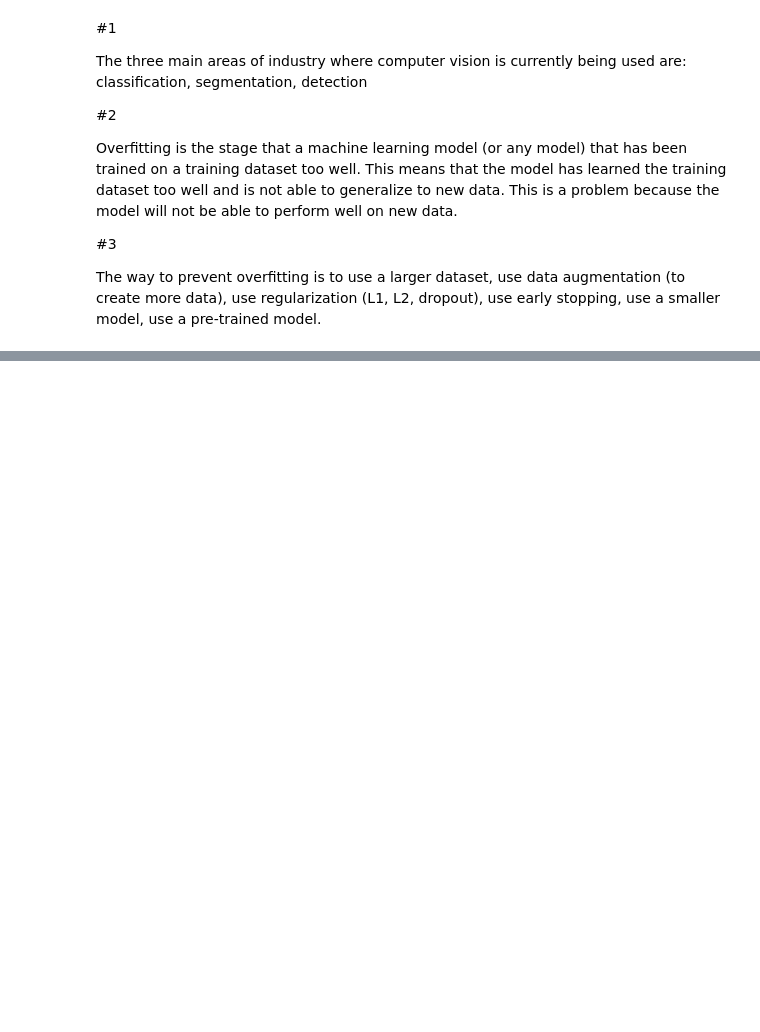
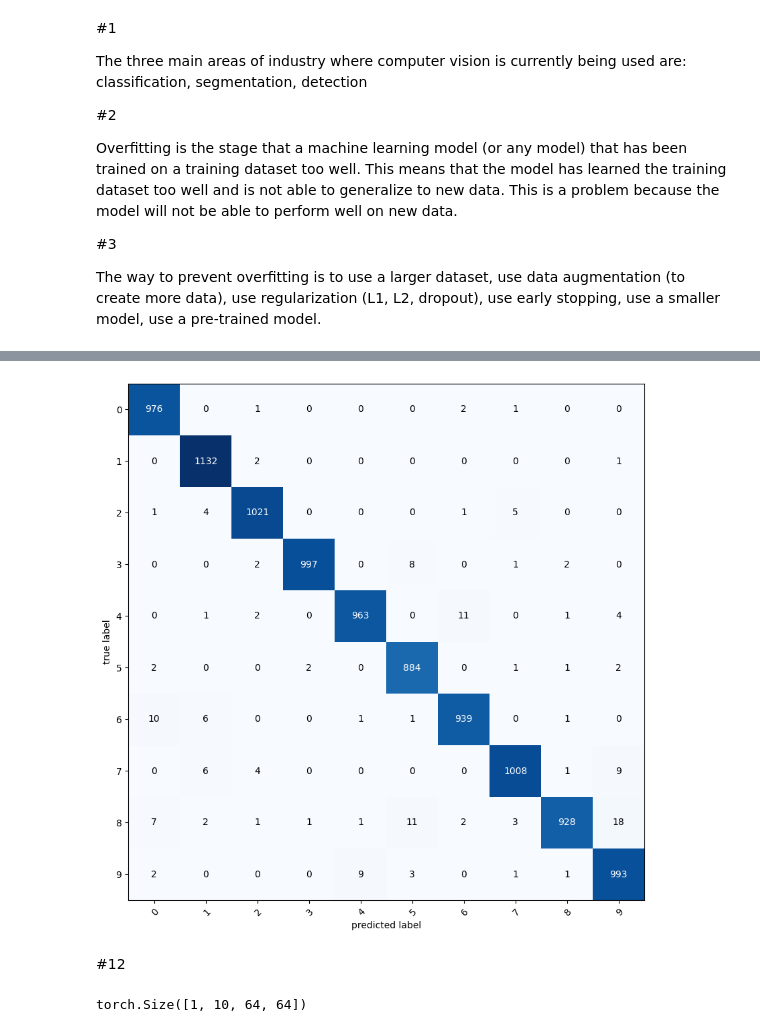
Before and after one commit to KasaiHarcore/Artificial-Intelligent-Skills, a Jupyter notebook: 1. Library Requirement/Pytorch/3. Pytorch Computer Vision.ipynb, the cells around one changed output, grey strips where cells are left out. Saved outputs shown, nothing was run; the diff lists cells and outputs as text; code cells hidden in the pictures; blank space fills up the shorter version.

```diff
--- a/1. Library Requirement/Pytorch/3. Pytorch Computer Vision.ipynb
+++ b/1. Library Requirement/Pytorch/3. Pytorch Computer Vision.ipynb
@@ -1971,0 +2184,18 @@ The way to prevent overfitting is to use a larger dataset, use data augmentation
+# %%
+y_true = []
+y_pred = []
+model_cpu.eval()
+with torch.no_grad():
+    for X, y in test_loader:
+        X, y = X.to("cpu"), y.to("cpu")
+        y_pred.append(model_cpu(X).argmax(dim = 1))
+        y_true.append(y)
+y_true = torch.cat(y_true)
+y_pred = torch.cat(y_pred)
+
+cm = confusion_matrix(y_true, y_pred)
+fig, ax = plot_confusion_matrix(conf_mat = cm, figsize = (10, 10), class_names = range(10))
+# %% [output]
+[figure, added]
+# %% [markdown]
+#12
@@ -1971,0 +2204,5 @@ The way to prevent overfitting is to use a larger dataset, use data augmentation
+# %%
+conv2d = nn.Conv2d(in_channels = 3, out_channels = 10, kernel_size = 3, padding = 1, device = "cuda")
+conv2d(a).shape
+# %% [output]
+torch.Size([1, 10, 64, 64])
```
Also changed, not shown: parts of 21 cells of this notebook.
